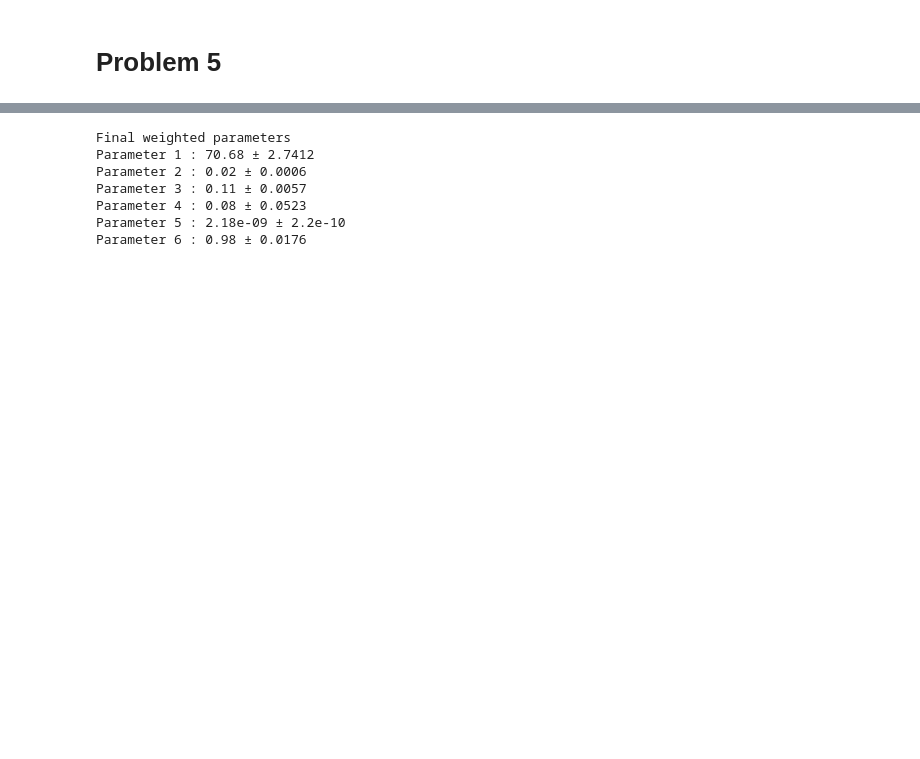
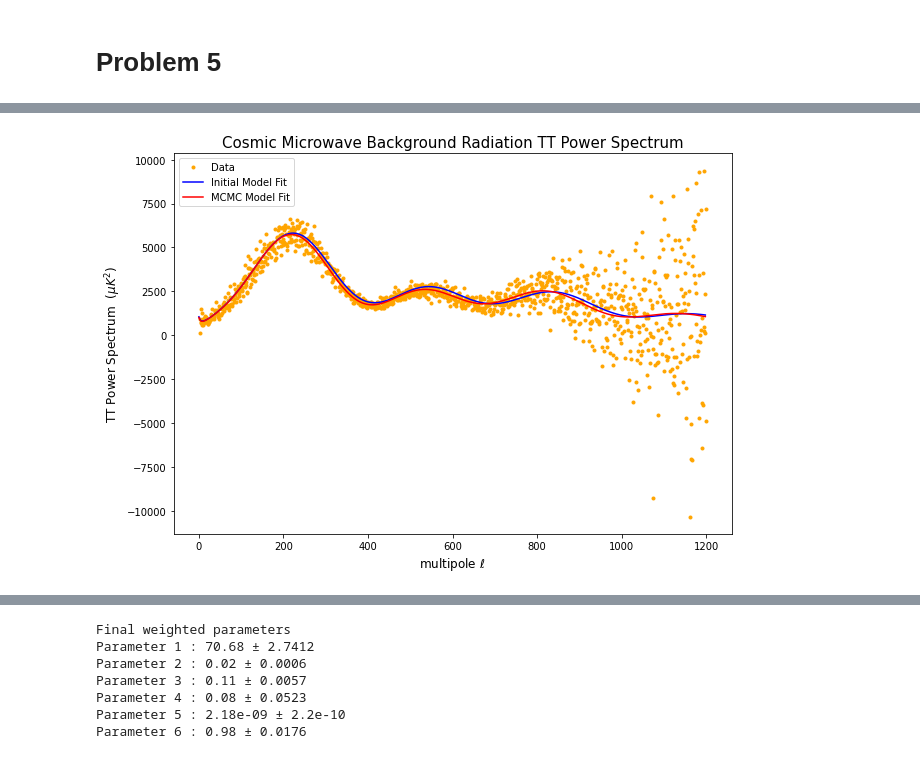
Before and after one commit to kinetic-kit/phys512, a Jupyter notebook: problem_sets/ProblemSet3.ipynb, the cells around one changed output, grey strips where cells are left out. Drawn from its saved outputs; the diff is of its cells as text; code cells hidden in the pictures; blank space fills up the shorter version.

```diff
--- a/problem_sets/ProblemSet3.ipynb
+++ b/problem_sets/ProblemSet3.ipynb
@@ -866,5 +873,5 @@ len(chains)
 
 def weighted_chisq(y, y_pred, noise, tau_param):
     #adding the tau param chi-square to over-all chi-square
-    chisq=np.sum( (y-y_pred)**2/noise**2 ) + ((tau_param + 0.0544)/0.0073)**2
+    chisq=np.sum( (y-y_pred)**2/noise**2 ) + ((tau_param - 0.0544)/0.0073)**2
     return chisq
@@ -877,13 +892,15 @@ current_time = time.strftime("%H:%M:%S", t)
 print("Start Time:",current_time)
 print("")
 #[ initialize variables: variables ]
+tau_mean = 0.0544
+tau_sig = 0.0073
 noise = sig
 par_step = par_errs
 chifun = weighted_chisq
 nstep = 1000
 #pars = current_params
 pars = pars_cur
-
+pars[3] = tau_mean
 npar=len(pars)
 wchain=np.zeros([nstep,npar])
 wchivec=np.zeros(nstep)
@@ -909,11 +926,15 @@ print("")
 start = time.time()
 while iteration < nstep+1:
     total_loop += 1
+    if total_loop == 20000:
+        break
     try:
         #print(i)
         #pars_trial=pars+np.random.randn(npar)*par_step
         # Scaling of 0.7 as suggested by Marcus
-        pars_trial = pars + sample_cor_data(cholesky_lhs)*0.7
+        pars_trial = pars + sample_cor_data(cholesky_lhs)
+        #prior
+        pars_trial[3] = tau_sig * np.random.randn(1) + tau_mean
         #print(pars_trial)
         if pars_trial[3] < 0:
             #print(i,'REJECT!')
@@ -953,8 +974,17 @@ while iteration < nstep+1:
         elapsed_time = time.time() - start
         print("total iteration so far:",total_loop,"at",round(elapsed_time, 2),"sec")
         print("and accepted iteration:", iteration)
+        print("number of get_spectrum() problem:",problematic_count)
 
+df_wchain_mat = pd.DataFrame(wchain_mat)
+df_wchivec_mat = pd.DataFrame(wchivec_mat)
+df_wchain = pd.DataFrame(wchain)
+df_wchivec = pd.DataFrame(wchivec)
 
+df_wchain_mat.to_csv('weighted_chain_mat.csv')
+df_wchivec_mat.to_csv('weighted_chivec_mat.csv')
+df_wchain.to_csv('weighted_chain.csv')
+df_wchivec.to_csv('weighted_chivec.csv')
     #chain[i,:]=pars
     #chivec[i]=chi_cur
 
@@ -995,9 +1033,11 @@ wchivec_mat
 # %%
+#Cosmic Microwave Background Radiation Parameters using Markov Chain Monte Carlo
+#[ this prints parameter values ]
 wparams_mean = np.zeros(6)
 wparams_std = np.zeros(6)
 for i in range (6):
-    wparams_mean[i] = np.mean(wchain[1:,i])
-    wparams_std[i] = np.std(wchain[1:,i])
+    wparams_mean[i] = np.mean(wchain[1:iteration+1:,i])
+    wparams_std[i] = np.std(wchain[1:iteration+1:,i])
 
 print('Final parameters')
 for i in range (len(wparams_mean)):
@@ -1008,22 +1056,24 @@ for i in range (len(wparams_mean)):
 # %%
 #plot of the model
-init_pars = np.asarray([65,0.02,0.1,0.05,2e-9,0.96])
+init_pars = np.asarray([65,0.02,0.1,0.0544,2e-9,0.96])
 y_init_raw = get_spectrum(init_pars)
 y_init = y_init_raw[2:1199+2,]
 
 wy_mcmc_raw = get_spectrum(wparams_mean)
-wy_mcmc = y_mcmc_raw[2:1199+2,]
+wy_mcmc = wy_mcmc_raw[2:1199+2,]
 
 plt.figure(figsize=(10,7))
 plt.plot(wmap[:,0],wmap[:,1],'.',label = 'Data',c='orange')
 plt.plot(y_init,label = 'Initial Model Fit', c='b')
 plt.plot(wy_mcmc, label = 'MCMC Model Fit', c='r')
 
 plt.title("Cosmic Microwave Background Radiation TT Power Spectrum", fontsize = 15, loc='center')
 plt.ylabel("TT Power Spectrum  $ (\mu K^2)$", fontsize = 12)
 plt.xlabel("multipole $\ell$", fontsize = 12)
 plt.legend()
 plt.show()
+# %% [output]
+[figure, added]
 # %%
 #Plot of Markov Chains
 print("Markov Chains of the Parameters")
```
Also changed, not shown: parts of 21 cells of this notebook.
